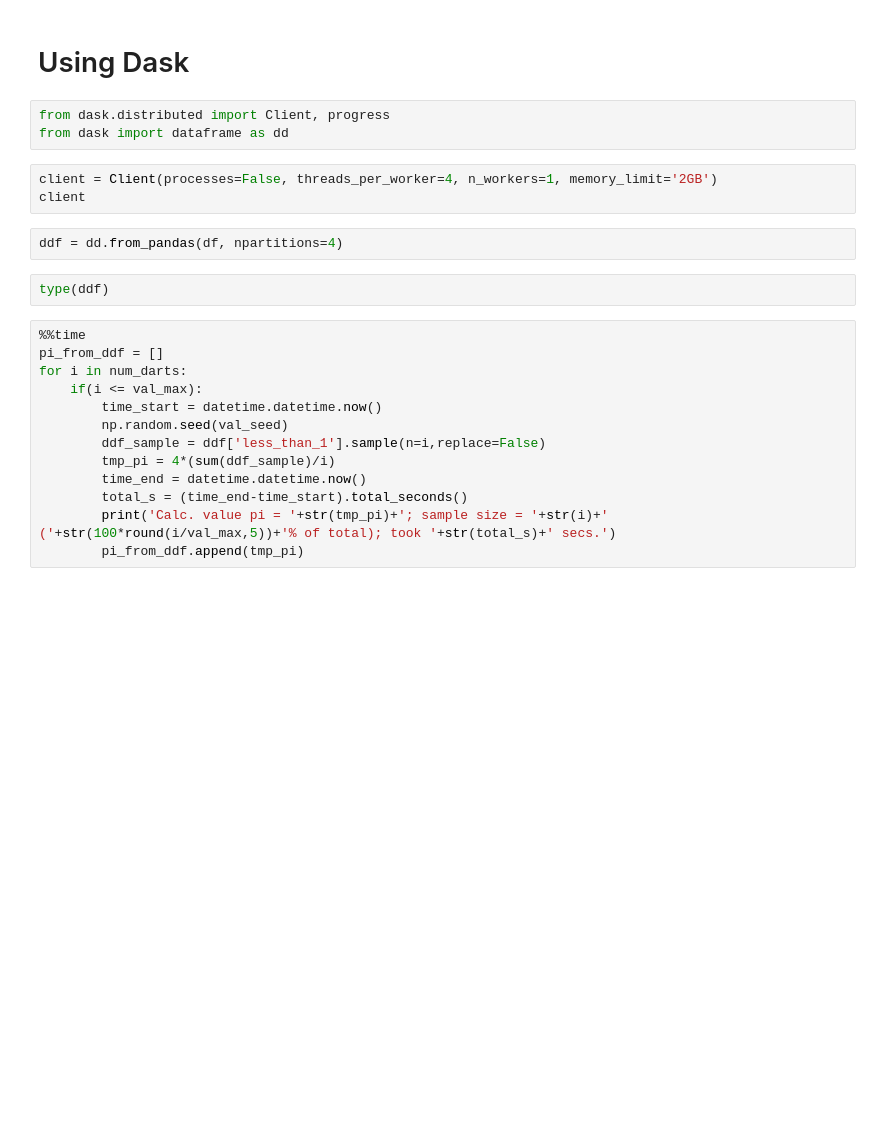
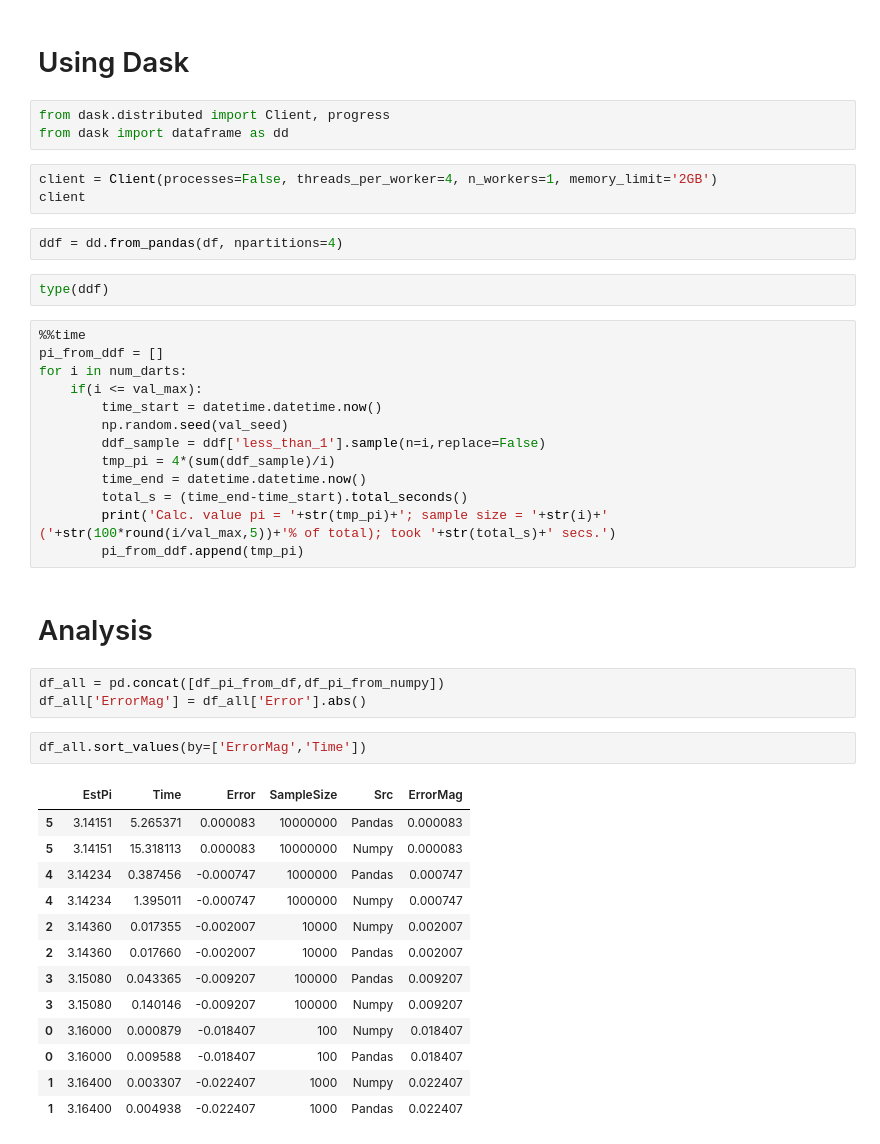
Before and after one commit to JIVJGFJZKF/experiment_calc_pi, a Jupyter notebook: make_pi.ipynb, the cells around one changed output. Saved outputs shown, nothing was run; the diff lists cells and outputs as text; blank space fills up the shorter version.

```diff
--- a/make_pi.ipynb
+++ b/make_pi.ipynb
@@ -106,3 +110,24 @@ for i in num_darts:
         total_s = (time_end-time_start).total_seconds()
         print('Calc. value pi = '+str(tmp_pi)+'; sample size = '+str(i)+' ('+str(100*round(i/val_max,5))+'% of total); took '+str(total_s)+' secs.')
         pi_from_ddf.append(tmp_pi)
+# %% [markdown]
+# Analysis
+# %%
+df_all = pd.concat([df_pi_from_df,df_pi_from_numpy])
+df_all['ErrorMag'] = df_all['Error'].abs()
+# %%
+df_all.sort_values(by=['ErrorMag','Time'])
+# %% [output]
+|  | EstPi | Time | Error | SampleSize | Src | ErrorMag |
+| 5 | 3.14151 | 5.265371 | 0.000083 | 10000000 | Pandas | 0.000083 |
+| 5 | 3.14151 | 15.318113 | 0.000083 | 10000000 | Numpy | 0.000083 |
+| 4 | 3.14234 | 0.387456 | -0.000747 | 1000000 | Pandas | 0.000747 |
+| 4 | 3.14234 | 1.395011 | -0.000747 | 1000000 | Numpy | 0.000747 |
+| 2 | 3.14360 | 0.017355 | -0.002007 | 10000 | Numpy | 0.002007 |
+| 2 | 3.14360 | 0.017660 | -0.002007 | 10000 | Pandas | 0.002007 |
+| 3 | 3.15080 | 0.043365 | -0.009207 | 100000 | Pandas | 0.009207 |
+| 3 | 3.15080 | 0.140146 | -0.009207 | 100000 | Numpy | 0.009207 |
+| 0 | 3.16000 | 0.000879 | -0.018407 | 100 | Numpy | 0.018407 |
+| 0 | 3.16000 | 0.009588 | -0.018407 | 100 | Pandas | 0.018407 |
+| 1 | 3.16400 | 0.003307 | -0.022407 | 1000 | Numpy | 0.022407 |
+| 1 | 3.16400 | 0.004938 | -0.022407 | 1000 | Pandas | 0.022407 |
```
Also changed, not shown: parts of 12 cells of this notebook.
